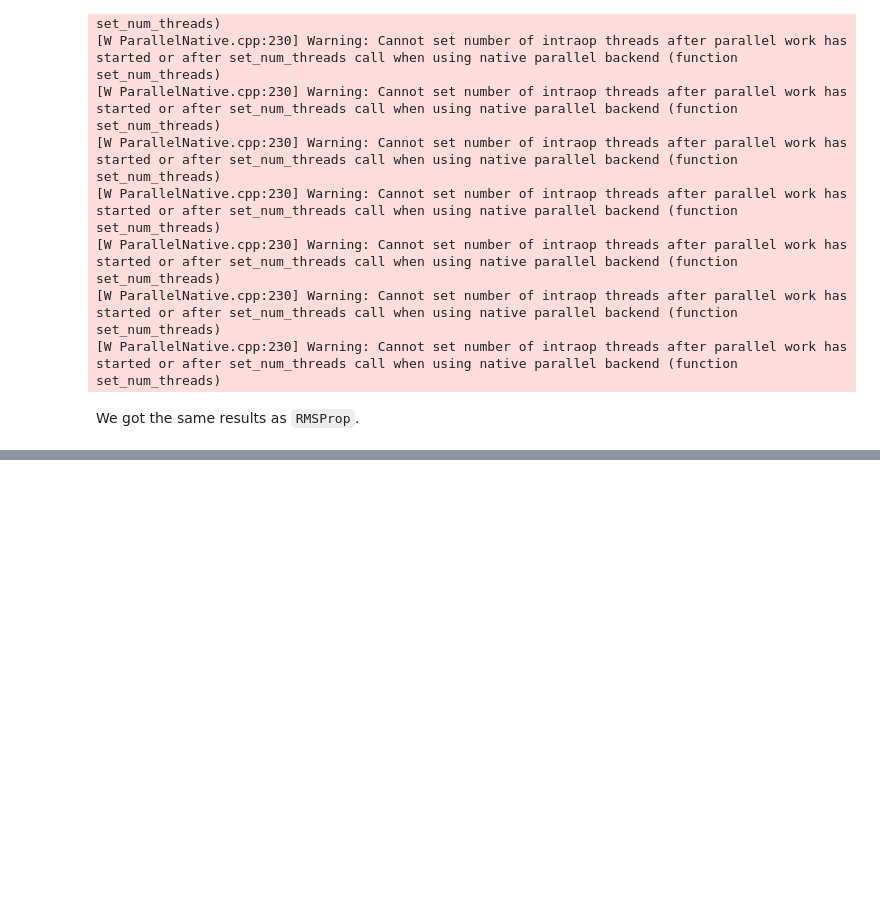
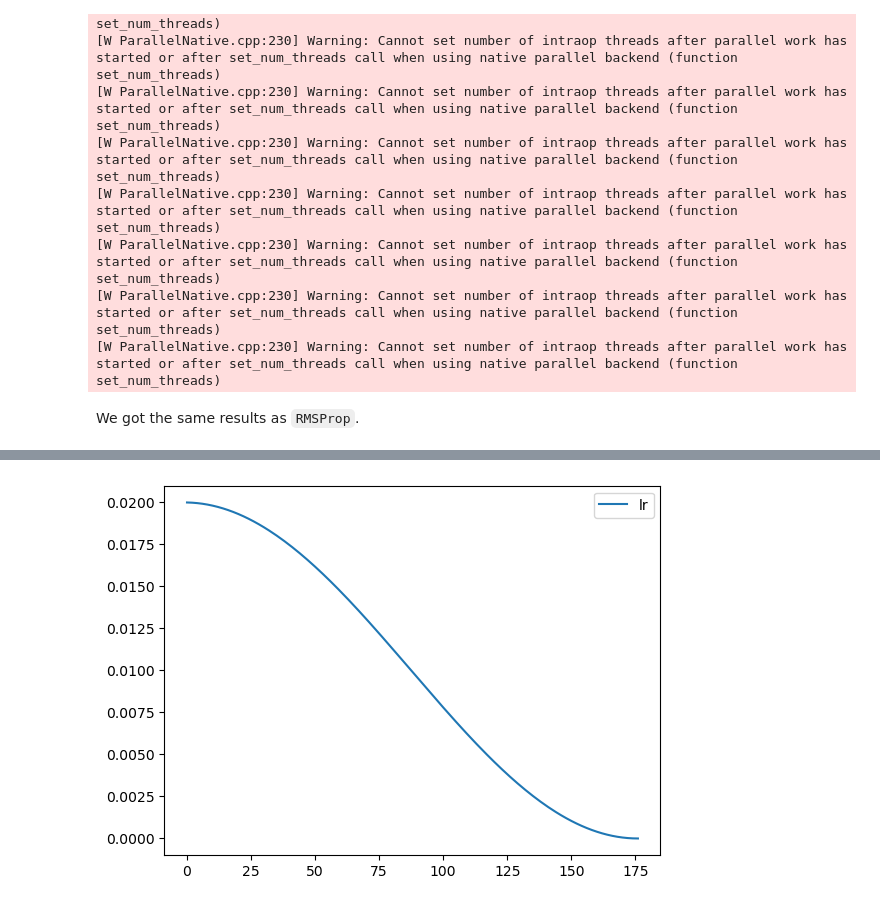
Before and after one commit to 0xSingletOnly/pdlfc, a Jupyter notebook: 12_accel_sgd.ipynb, the cells around one changed output, grey strips where cells are left out. Drawn from its saved outputs; the diff is of its cells as text; code cells hidden in the pictures; blank space fills up the shorter version.

```diff
--- a/12_accel_sgd.ipynb
+++ b/12_accel_sgd.ipynb
@@ -352,0 +633,4 @@ We got the same results as `RMSProp`.
+# %%
+rec.plot()
+# %% [output]
+[figure, added]
```
Also changed, not shown: parts of 48 cells of this notebook.
